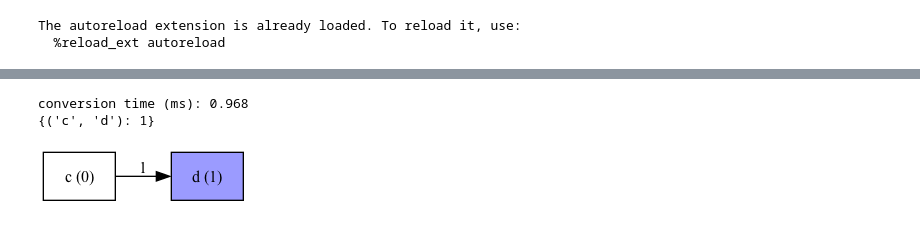
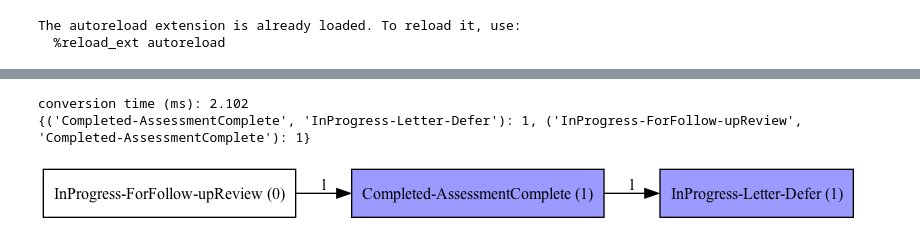
Before and after one commit to william-vw/pqn, a Jupyter notebook: convert/convert_dfg.ipynb, the cells around one changed output, grey strips where cells are left out. Cells and saved outputs as stored; diff of their text form; code cells hidden in the pictures.

```diff
--- a/convert/convert_dfg.ipynb
+++ b/convert/convert_dfg.ipynb
@@ -33,14 +46,10 @@ total time (ms): 0.544
 # %%
-
-from pm4py.visualization.dfg import visualizer as dfg_visualizer
-from convert_dfg import convert_rdf_dfg
-
 # dfg = convert_rdf_dfg("../infer/data/tests/consistLnk/consistLnkA.n3", "")
 # dfg = convert_rdf_dfg("../infer/data/tests/princ3.n3", "")
-dfg = convert_rdf_dfg("../infer/data/out/princ4.n3", "")
+dfg = convert_rdf_dfg("../infer/data/out/tc_2.n3", "")
 print(dfg)
 dfg_visualizer.view(dfg_visualizer.apply(dfg))
 # %% [output]
-conversion time (ms): 0.968
-{('c', 'd'): 1}
+conversion time (ms): 2.102
+{('Completed-AssessmentComplete', 'InProgress-Letter-Defer'): 1, ('InProgress-ForFollow-upReview', 'Completed-AssessmentComplete'): 1}
-[figure, old version]
+[figure, new version]
```
Also changed, not shown: parts of 6 cells of this notebook, 26 other files.
